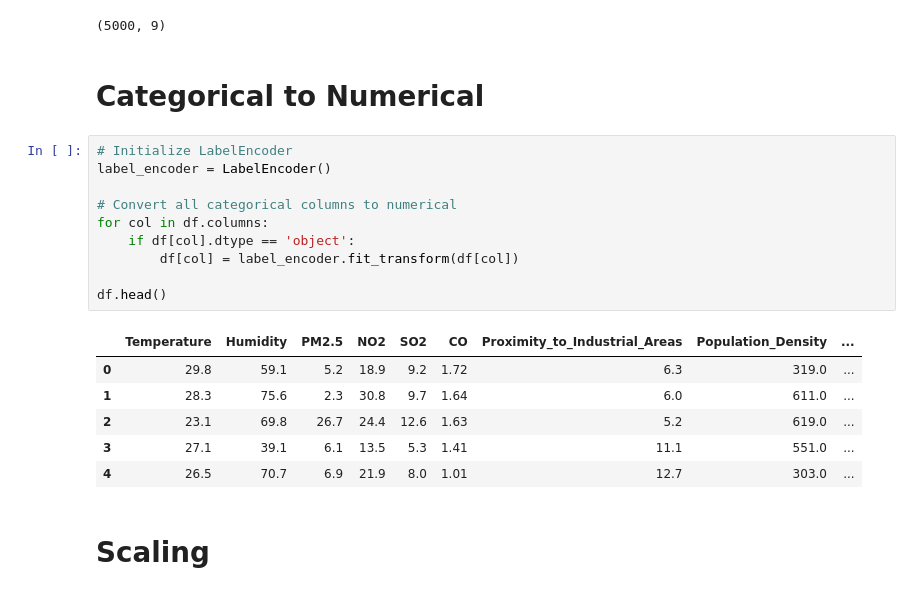
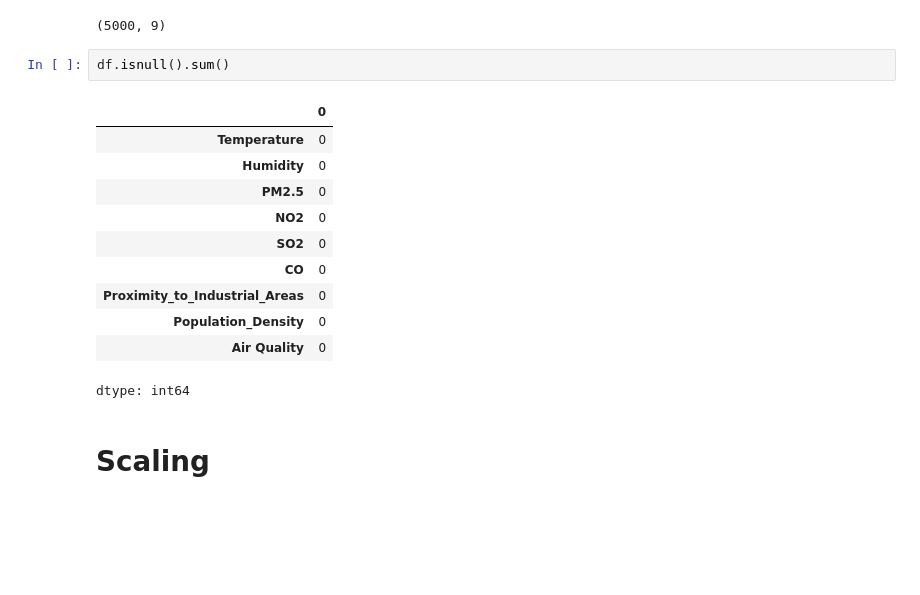
Before and after one commit to mebmrauf/Air-Quality-Predictor, a Jupyter notebook: Air Quality Predictor.ipynb, the cells around one changed output. Cells and saved outputs as stored; diff of their text form; blank space fills up the shorter version.

```diff
--- a/Air Quality Predictor.ipynb
+++ b/Air Quality Predictor.ipynb
@@ -154,25 +183,20 @@ df = df.dropna(axis=0, how='any')
 print(df.shape)
 # %% [output]
 (5000, 9)
-# %% [markdown]
-# Categorical to Numerical
-# %%
-# Initialize LabelEncoder
-label_encoder = LabelEncoder()
-
-# Convert all categorical columns to numerical
-for col in df.columns:
-    if df[col].dtype == 'object':
-        df[col] = label_encoder.fit_transform(df[col])
-
-df.head()
-# %% [output]
-|  | Temperature | Humidity | PM2.5 | NO2 | SO2 | CO | Proximity_to_Industrial_Areas | Population_Density | ... |
-| 0 | 29.8 | 59.1 | 5.2 | 18.9 | 9.2 | 1.72 | 6.3 | 319.0 | ... |
-| 1 | 28.3 | 75.6 | 2.3 | 30.8 | 9.7 | 1.64 | 6.0 | 611.0 | ... |
-| 2 | 23.1 | 69.8 | 26.7 | 24.4 | 12.6 | 1.63 | 5.2 | 619.0 | ... |
-| 3 | 27.1 | 39.1 | 6.1 | 13.5 | 5.3 | 1.41 | 11.1 | 551.0 | ... |
-| 4 | 26.5 | 70.7 | 6.9 | 21.9 | 8.0 | 1.01 | 12.7 | 303.0 | ... |
+# %%
+df.isnull().sum()
+# %% [output]
+|  | 0 |
+| Temperature | 0 |
+| Humidity | 0 |
+| PM2.5 | 0 |
+| NO2 | 0 |
+| SO2 | 0 |
+| CO | 0 |
+| Proximity_to_Industrial_Areas | 0 |
+| Population_Density | 0 |
+| Air Quality | 0 |
+dtype: int64
 # %% [markdown]
 # Scaling
 # %%
```
Also changed, not shown: parts of 19 cells of this notebook, 2 other files.
